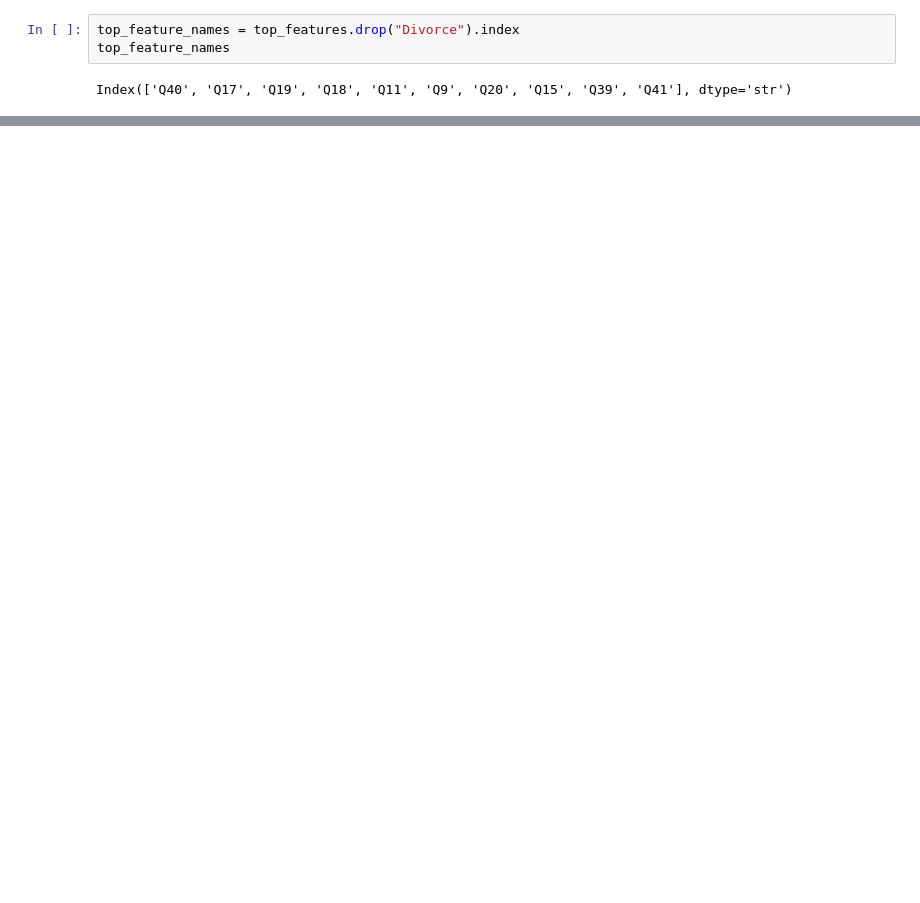
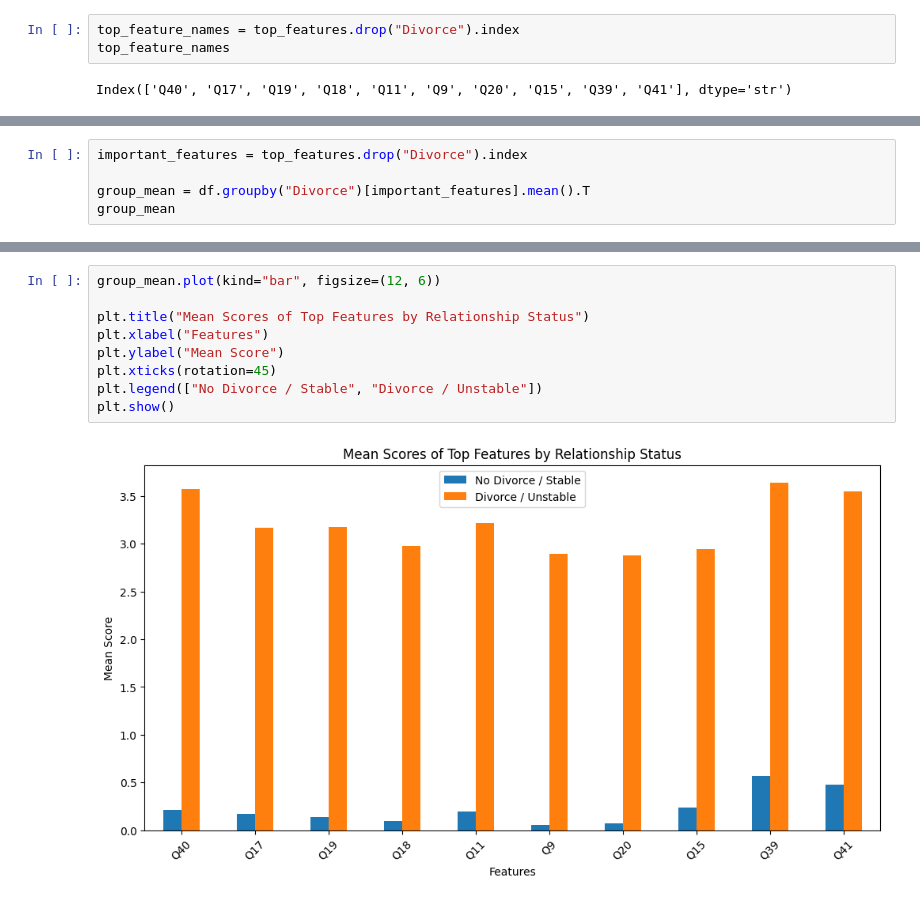
Before and after one commit to Vanhxinhgai/relationship-stability-analysis, a Jupyter notebook: relationship_stability.ipynb, the cells around one changed output, grey strips where cells are left out. Drawn from its saved outputs; the diff is of its cells as text; blank space fills up the shorter version.

```diff
--- a/relationship_stability.ipynb
+++ b/relationship_stability.ipynb
@@ -186,0 +202,5 @@ KeyError: 'attribute_id'
+# %%
+important_features = top_features.drop("Divorce").index
+
+group_mean = df.groupby("Divorce")[important_features].mean().T
+group_mean
@@ -186,0 +219,11 @@ KeyError: 'attribute_id'
+# %%
+group_mean.plot(kind="bar", figsize=(12, 6))
+
+plt.title("Mean Scores of Top Features by Relationship Status")
+plt.xlabel("Features")
+plt.ylabel("Mean Score")
+plt.xticks(rotation=45)
+plt.legend(["No Divorce / Stable", "Divorce / Unstable"])
+plt.show()
+# %% [output]
+[figure, added]
```
Also changed, not shown: parts of 9 cells of this notebook.
